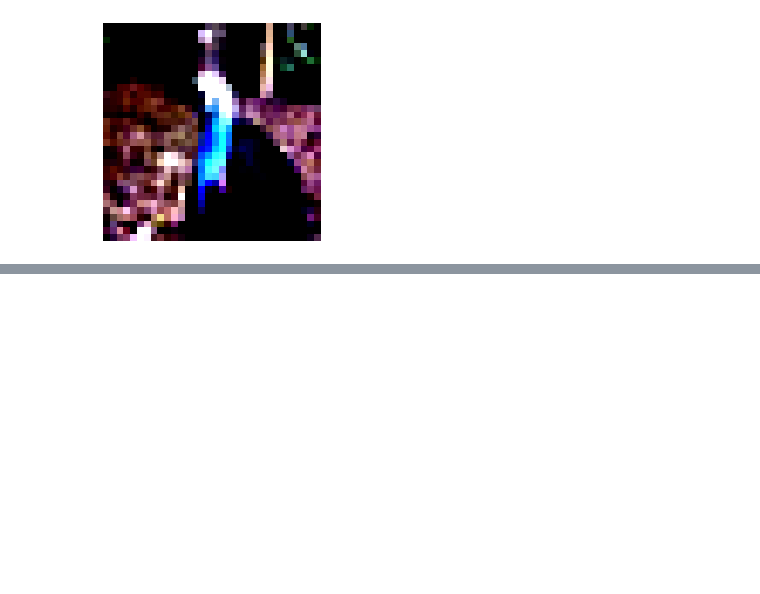
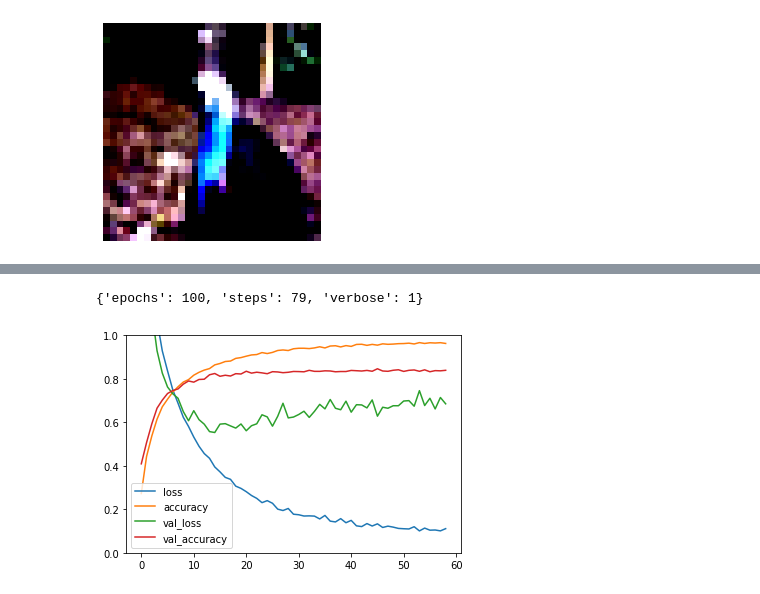
Before and after one commit to JLGGG/2020-2-DeepLearningProject, a Jupyter notebook: DL2020_project.ipynb, the cells around one changed output, grey strips where cells are left out. Saved outputs shown, nothing was run; the diff lists cells and outputs as text; code cells hidden in the pictures; blank space fills up the shorter version.

```diff
--- a/DL2020_project.ipynb
+++ b/DL2020_project.ipynb
@@ -191,3 +191,13 @@ Wall time: 6min 15s
+# %%
+result.params
+# %% [output]
+{'epochs': 100, 'steps': 79, 'verbose': 1}
+# %%
+pd.DataFrame(result.history).plot()
+plt.gca().set_ylim(0,1)
+plt.show()
+# %% [output]
+[figure, added]
 # %%
 model.evaluate(X_test, y_test)
 # %% [output]
```
Also changed, not shown: parts of 8 cells of this notebook.
